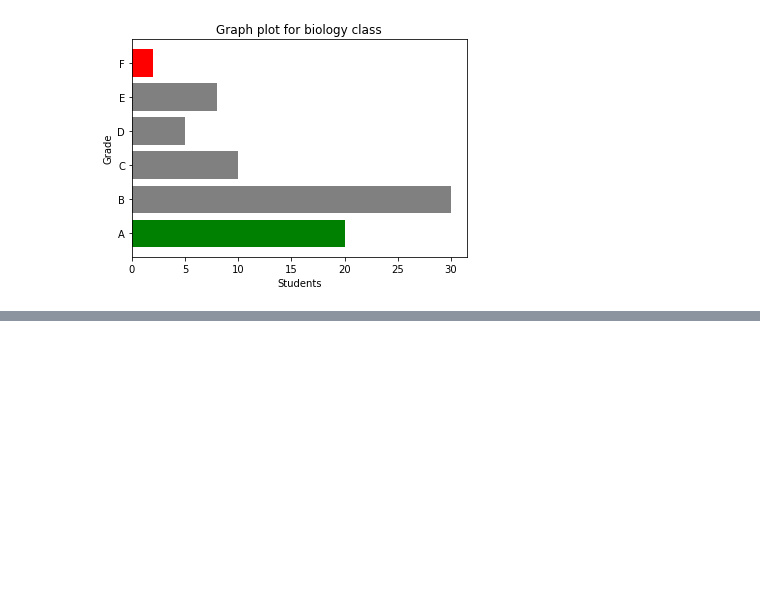
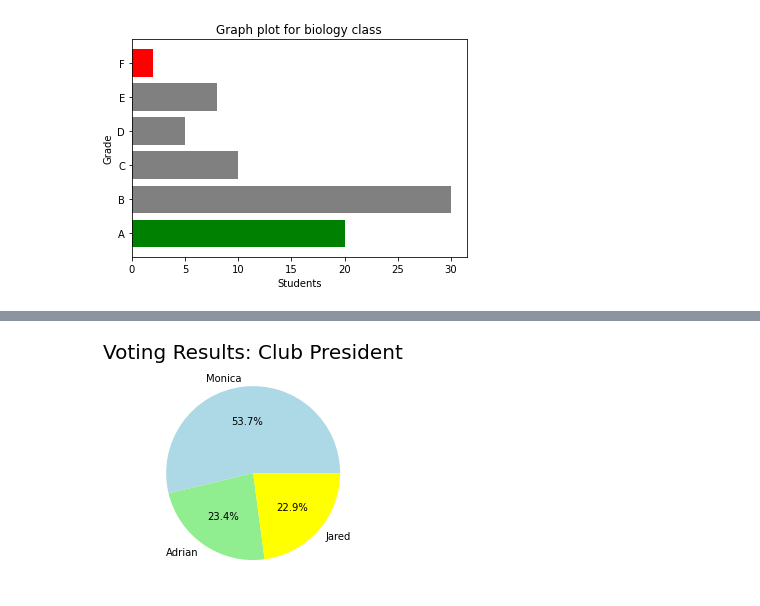
Before and after one commit to codermohit/PacktPub_Python_Workshop, a Jupyter notebook: notes.ipynb, the cells around one changed output, grey strips where cells are left out. Saved outputs shown, nothing was run; the diff lists cells and outputs as text; code cells hidden in the pictures; blank space fills up the shorter version.

```diff
--- a/notes.ipynb
+++ b/notes.ipynb
@@ -1792,0 +1811,6 @@ plt.barh(grades,students_count, color=['green', 'gray', 'gray', 'gray', 'gray',
+# %%
+plt.title('Voting Results: Club President', fontdict={'fontsize': 20})
+plt.pie(num, labels=labels, autopct='%1.1f%%', colors=['lightblue', 'lightgreen', 'yellow'])
+plt.show()
+# %% [output]
+[figure, added]
```
Also changed, not shown: parts of 14 cells of this notebook.
